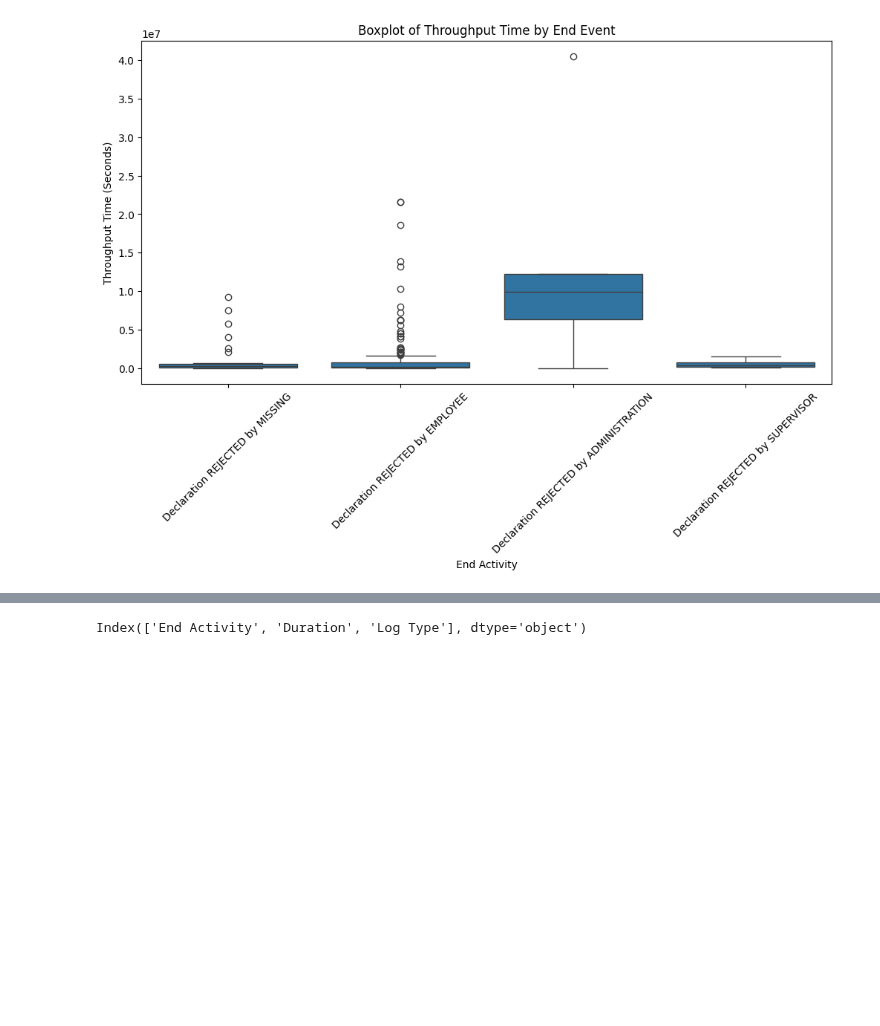
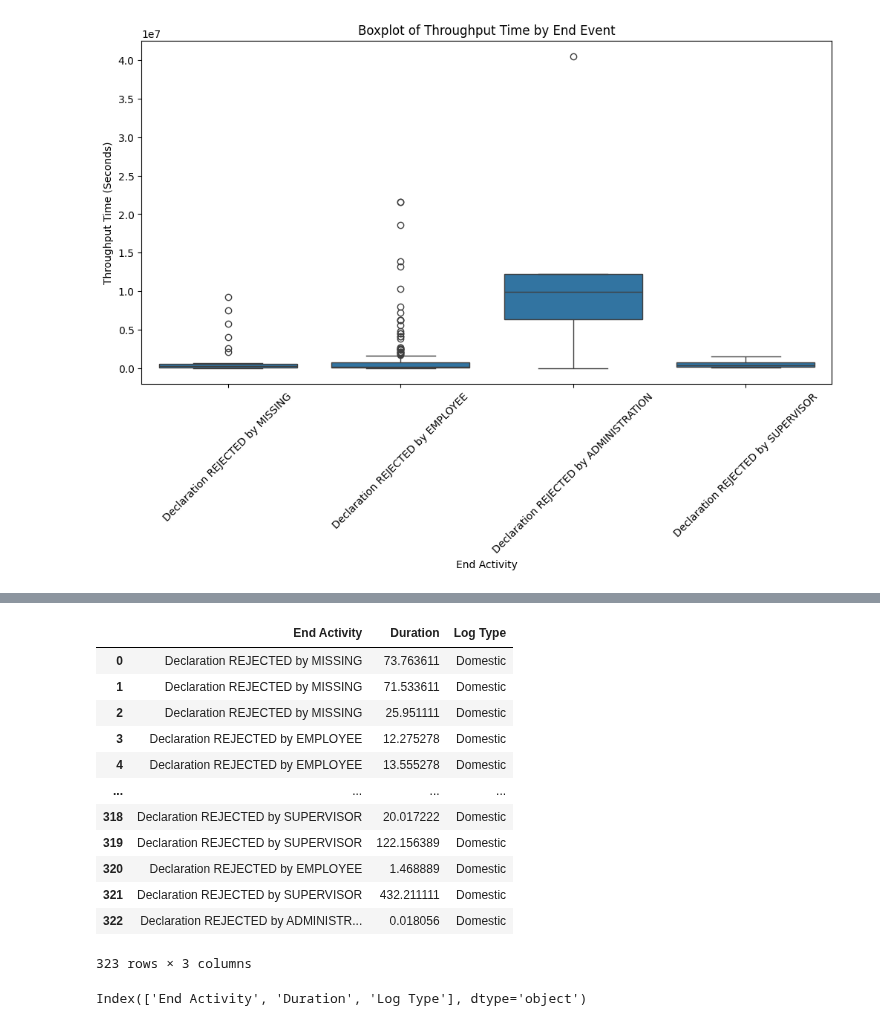
Before and after one commit to Flemming-R/MADS23a_PM-HA_Filali_Teppris_Rommelfangen, a Jupyter notebook: notebooks/1_Process_Discovery/Rejections_and_reasons.ipynb, the cells around one changed output, grey strips where cells are left out. Saved outputs shown, nothing was run; the diff lists cells and outputs as text; code cells hidden in the pictures; blank space fills up the shorter version.

```diff
--- a/notebooks/1_Process_Discovery/Rejections_and_reasons.ipynb
+++ b/notebooks/1_Process_Discovery/Rejections_and_reasons.ipynb
@@ -323,3 +335,19 @@ plt.show()
+# %%
+df_domestic
+# %% [output]
+|  | End Activity | Duration | Log Type |
+| 0 | Declaration REJECTED by MISSING | 73.763611 | Domestic |
+| 1 | Declaration REJECTED by MISSING | 71.533611 | Domestic |
+| 2 | Declaration REJECTED by MISSING | 25.951111 | Domestic |
+| 3 | Declaration REJECTED by EMPLOYEE | 12.275278 | Domestic |
+| 4 | Declaration REJECTED by EMPLOYEE | 13.555278 | Domestic |
+| ... | ... | ... | ... |
+| 318 | Declaration REJECTED by SUPERVISOR | 20.017222 | Domestic |
+| 319 | Declaration REJECTED by SUPERVISOR | 122.156389 | Domestic |
+| 320 | Declaration REJECTED by EMPLOYEE | 1.468889 | Domestic |
+| 321 | Declaration REJECTED by SUPERVISOR | 432.211111 | Domestic |
+| 322 | Declaration REJECTED by ADMINISTR... | 0.018056 | Domestic |
+323 rows × 3 columns
 # %%
 df_combined.columns
 # %% [output]
```
Also changed, not shown: parts of 10 cells of this notebook.
